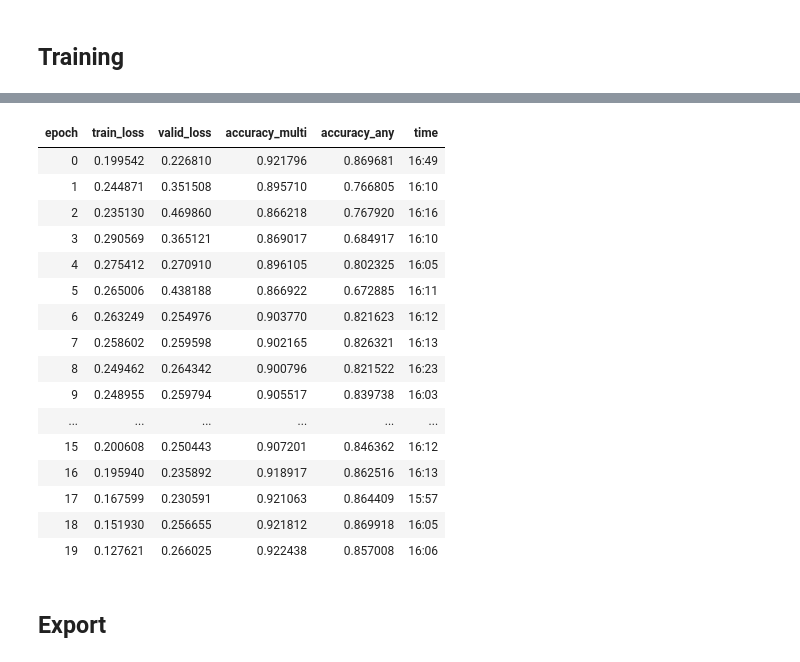
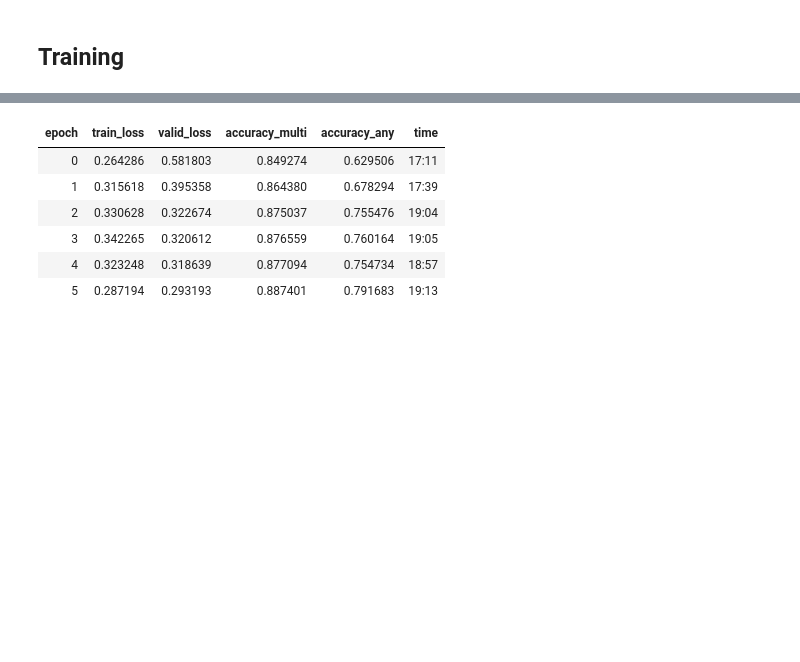
Before and after one commit to bearpelican/rsna_retro, a Jupyter notebook: 03_train3d_01_train3d.ipynb, the cells around one changed output, grey strips where cells are left out. Drawn from its saved outputs; the diff is of its cells as text; code cells hidden in the pictures; blank space fills up the shorter version.

```diff
--- a/03_train3d_01_train3d.ipynb
+++ b/03_train3d_01_train3d.ipynb
@@ -31,9 +21,13 @@ x.shape, y.shape
 # %%
 m = get_3d_head()
 # %%
-config=dict(custom_head=m, init=None)
+config=dict(custom_head=m)
 learn = get_learner(dbunch, xresnet34, get_loss(), config=config)
+# %%
+learn.model[0] = ReshapeCNNBody(learn.model[0])
 # %%
-learn.load(f'runs/baseline-2', strict=False)
+learn.load(f'runs/baseline_any-2b', strict=False)
 # %% [output]
 <fastai2.learner.Learner at 0x...>
+# %%
+learn.add_cb(DePadLoss())
@@ -46,23 +47,11 @@ name = 'train3d_baseline'
 # %%
-do_fit(learn, 20, 3e-2, freeze=False)
+do_fit(learn, 6, 3e-2)
 learn.save(f'runs/{name}-1')
 # %% [output]
 | epoch | train_loss | valid_loss | accuracy_multi | accuracy_any | time |
-| 0 | 0.199542 | 0.226810 | 0.921796 | 0.869681 | 16:49 |
-| 1 | 0.244871 | 0.351508 | 0.895710 | 0.766805 | 16:10 |
-| 2 | 0.235130 | 0.469860 | 0.866218 | 0.767920 | 16:16 |
-| 3 | 0.290569 | 0.365121 | 0.869017 | 0.684917 | 16:10 |
-| 4 | 0.275412 | 0.270910 | 0.896105 | 0.802325 | 16:05 |
-| 5 | 0.265006 | 0.438188 | 0.866922 | 0.672885 | 16:11 |
-| 6 | 0.263249 | 0.254976 | 0.903770 | 0.821623 | 16:12 |
-| 7 | 0.258602 | 0.259598 | 0.902165 | 0.826321 | 16:13 |
-| 8 | 0.249462 | 0.264342 | 0.900796 | 0.821522 | 16:23 |
-| 9 | 0.248955 | 0.259794 | 0.905517 | 0.839738 | 16:03 |
-| ... | ... | ... | ... | ... | ... |
-| 15 | 0.200608 | 0.250443 | 0.907201 | 0.846362 | 16:12 |
-| 16 | 0.195940 | 0.235892 | 0.918917 | 0.862516 | 16:13 |
-| 17 | 0.167599 | 0.230591 | 0.921063 | 0.864409 | 15:57 |
-| 18 | 0.151930 | 0.256655 | 0.921812 | 0.869918 | 16:05 |
-| 19 | 0.127621 | 0.266025 | 0.922438 | 0.857008 | 16:06 |
+| 0 | 0.264286 | 0.581803 | 0.849274 | 0.629506 | 17:11 |
+| 1 | 0.315618 | 0.395358 | 0.864380 | 0.678294 | 17:39 |
+| 2 | 0.330628 | 0.322674 | 0.875037 | 0.755476 | 19:04 |
+| 3 | 0.342265 | 0.320612 | 0.876559 | 0.760164 | 19:05 |
+| 4 | 0.323248 | 0.318639 | 0.877094 | 0.754734 | 18:57 |
+| 5 | 0.287194 | 0.293193 | 0.887401 | 0.791683 | 19:13 |
-# %% [markdown]
-## Export
```
Also changed, not shown: parts of 9 cells of this notebook, 21 other files.
